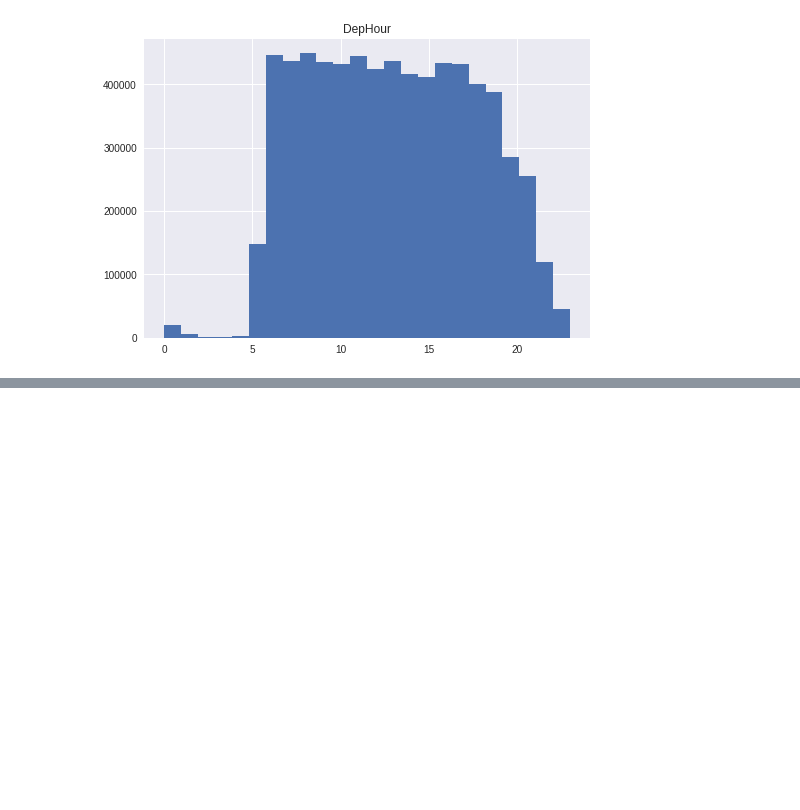
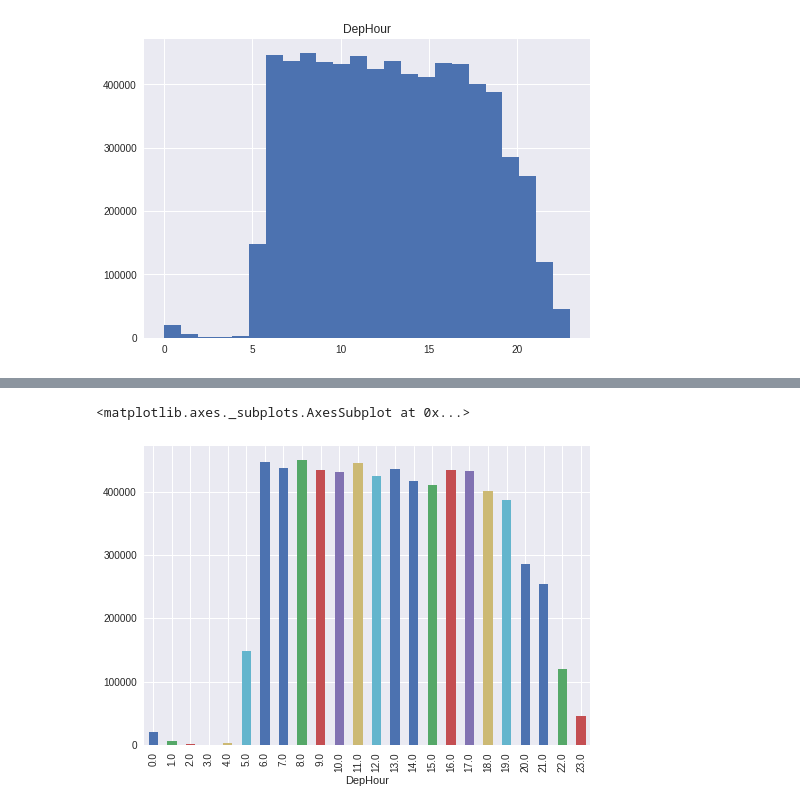
Before and after one commit to meswaramoorthy/mlcourse_ods, a Jupyter notebook: mlcourse_ods/Assignment/Assignment01/Notebook/ODS_Assignment1_EDA.ipynb, the cells around one changed output, grey strips where cells are left out. Cells and saved outputs as stored; diff of their text form; code cells hidden in the pictures; blank space fills up the shorter version.

```diff
--- a/mlcourse_ods/Assignment/Assignment01/Notebook/ODS_Assignment1_EDA.ipynb
+++ b/mlcourse_ods/Assignment/Assignment01/Notebook/ODS_Assignment1_EDA.ipynb
@@ -410,0 +416,5 @@ array([[<matplotlib.axes._subplots.AxesSubplot object at 0x...>]],
+# %%
+flights_df.groupby('DepHour').size().plot(kind = 'bar')
+# %% [output]
+<matplotlib.axes._subplots.AxesSubplot at 0x...>
+[figure, added]
```
Also changed, not shown: parts of 5 cells of this notebook.
